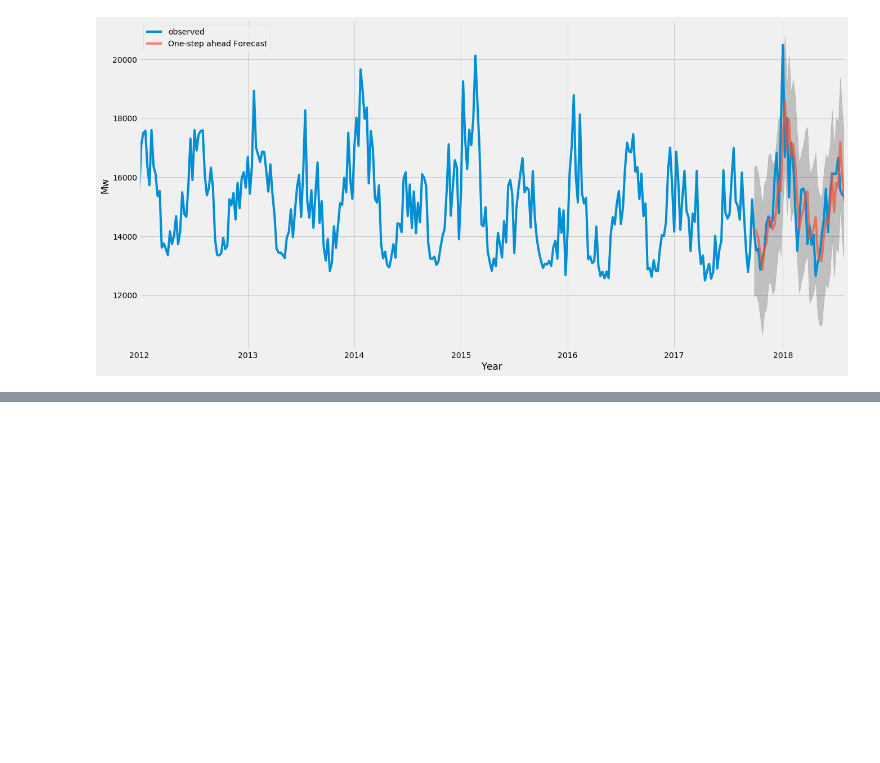
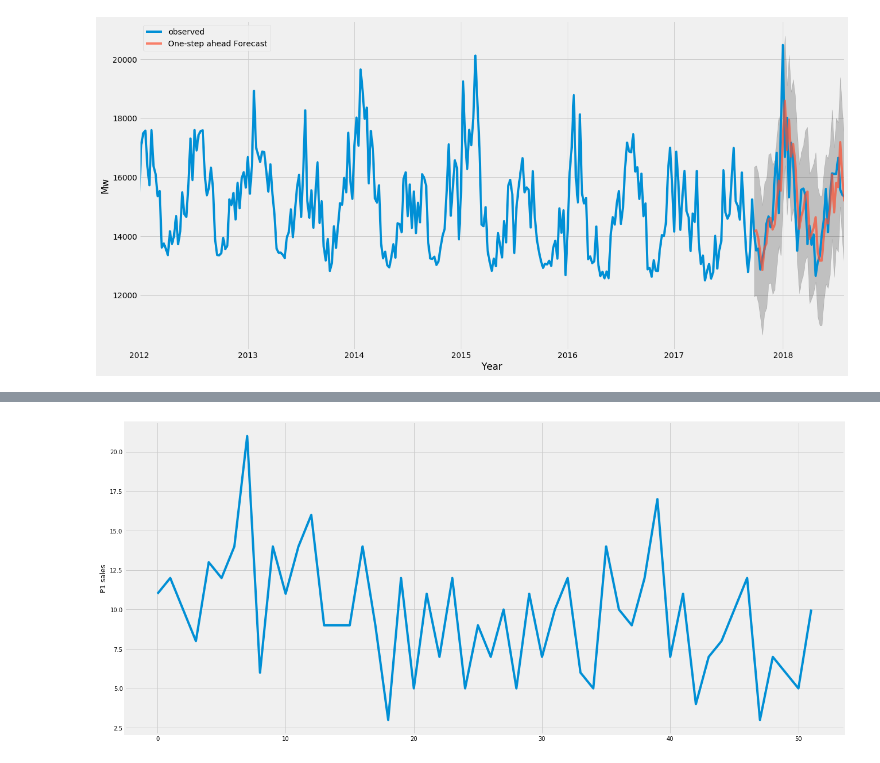
Before and after one commit to ilyaalexivanov/ds-homework, a Jupyter notebook: hw12/hw12.ipynb, the cells around one changed output, grey strips where cells are left out. Saved outputs shown, nothing was run; the diff lists cells and outputs as text; code cells hidden in the pictures; blank space fills up the shorter version.

```diff
--- a/hw12/hw12.ipynb
+++ b/hw12/hw12.ipynb
@@ -156,0 +159,13 @@ plt.show()
+# %%
+data = pd.read_csv('Sales_Transactions_Dataset_Weekly.csv')
+data = data.filter(regex=r'Product|W')
+
+values = data[data['Product_Code'] == 'P1'].filter(regex=r'W').as_matrix()[0]
+series = pd.Series(values)
+# %%
+plt.figure(figsize=(20, 10))
+plt.plot(values)
+plt.ylabel('P1 sales')
+plt.show()
+# %% [output]
+[figure, added]
```
Also changed, not shown: parts of 17 cells of this notebook, 2 other files.
